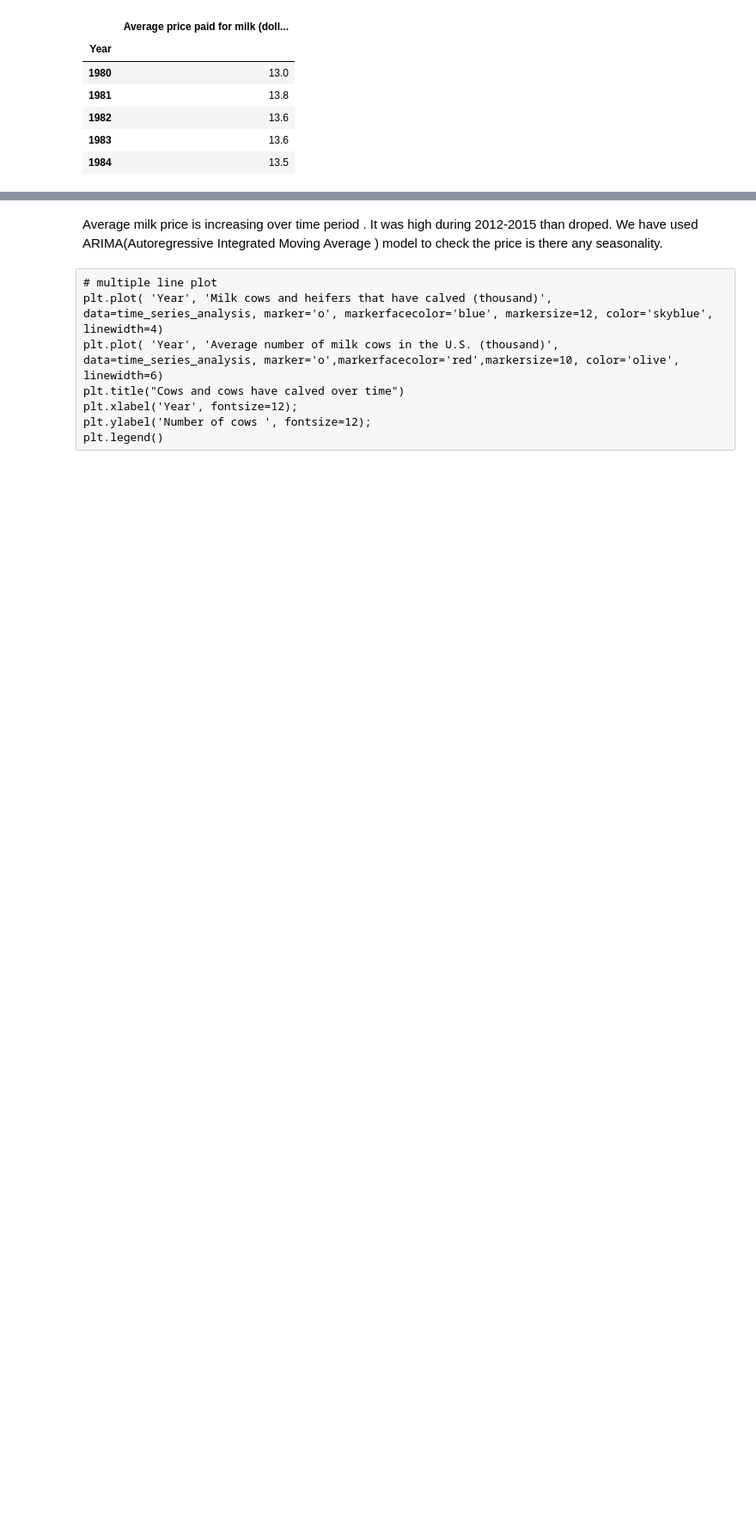
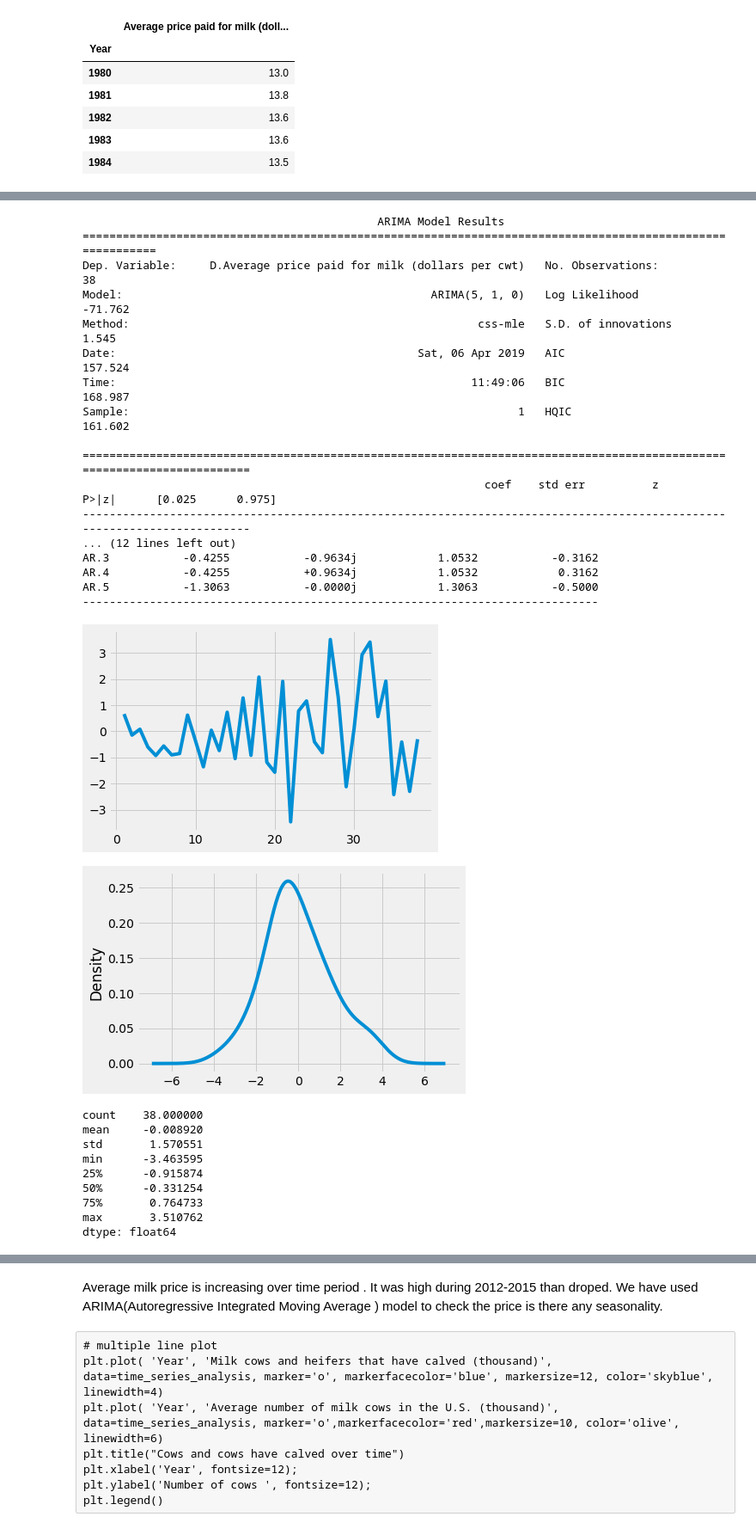
Before and after one commit to Ashraf4068/Dairy_project, a Jupyter notebook: dairy_test.ipynb, the cells around one changed output, grey strips where cells are left out. Shown at 86% size. Drawn from its saved outputs; the diff is of its cells as text; code cells hidden in the pictures; blank space fills up the shorter version.

```diff
--- a/dairy_test.ipynb
+++ b/dairy_test.ipynb
@@ -183,24 +179,53 @@ KeyError: 'Year'
 # %%
 predictions = list()
 model = ARIMA(time_series_analysis['Average price paid for milk (dollars per cwt)'], order=(5,1,0))
 model_fit = model.fit(disp=0)
 print(model_fit.summary())
 # plot residual errors
 residuals =(model_fit.resid)
 
 # plot
 
 residuals.plot()
 pyplot.show()
 residuals.plot(kind='kde')
 pyplot.show()
 print(residuals.describe())
 
 # Get forecast 500 steps ahead in future
 
 #pred_uc = residuals.get_forecast(steps=200)
 
 # Get confidence intervals of forecasts
 #pred_ci = pred_uc.conf_int()
-residuals.plot_diagnostics(figsize=(15, 12))
-plt.show()
+#residuals.plot_diagnostics(figsize=(15, 12))
+#plt.show()
+# %% [output]
+                                            ARIMA Model Results
+===========================================================================================================
+Dep. Variable:     D.Average price paid for milk (dollars per cwt)   No. Observations:                   38
+Model:                                              ARIMA(5, 1, 0)   Log Likelihood                 -71.762
+Method:                                                    css-mle   S.D. of innovations              1.545
+Date:                                             Sat, 06 Apr 2019   AIC                            157.524
+Time:                                                     11:49:06   BIC                            168.987
+Sample:                                                          1   HQIC                           161.602
+
+=========================================================================================================================
+                                                            coef    std err          z      P>|z|      [0.025      0.975]
+-------------------------------------------------------------------------------------------------------------------------
+... (12 lines left out)
+AR.3           -0.4255           -0.9634j            1.0532           -0.3162
+AR.4           -0.4255           +0.9634j            1.0532            0.3162
+AR.5           -1.3063           -0.0000j            1.3063           -0.5000
+-----------------------------------------------------------------------------
+[figure, added]
+[figure, added]
+count    38.000000
+mean     -0.008920
+std       1.570551
+min      -3.463595
+25%      -0.915874
+50%      -0.331254
+75%       0.764733
+max       3.510762
+dtype: float64
```
Also changed, not shown: parts of 9 cells of this notebook, 4 other files.
